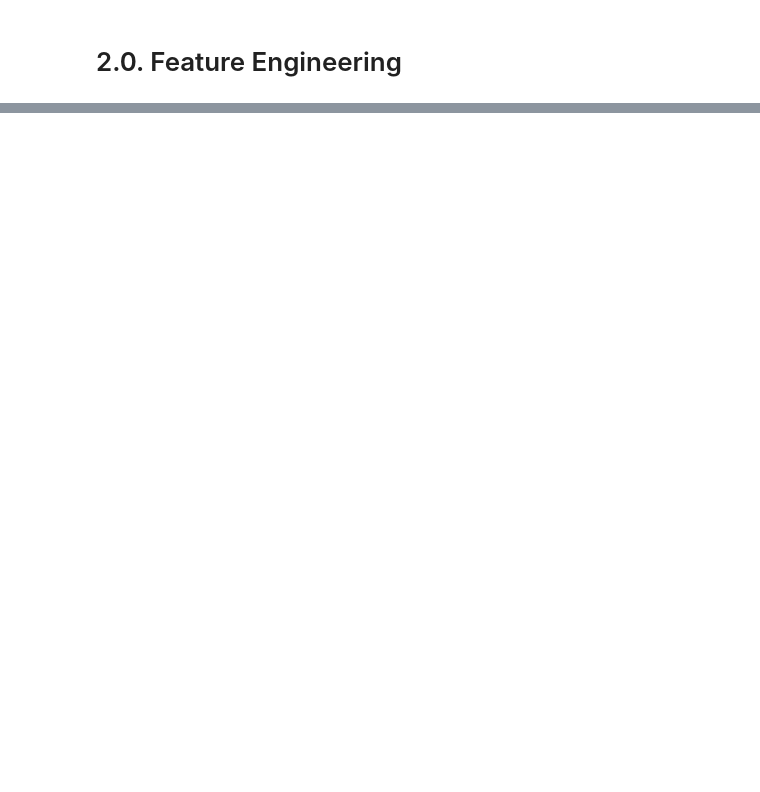
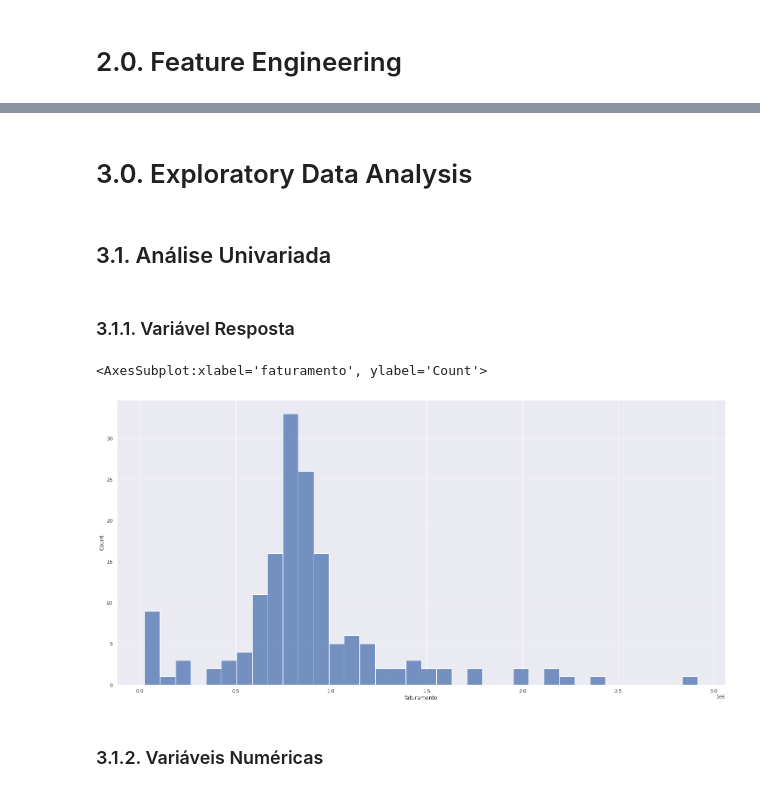
Before and after one commit to tadeucbm/case_geofusion, a Jupyter notebook: notebooks/ciclo01_forecast_challenge.ipynb, the cells around one changed output, grey strips where cells are left out. Drawn from its saved outputs; the diff is of its cells as text; code cells hidden in the pictures; blank space fills up the shorter version.

```diff
--- a/notebooks/ciclo01_forecast_challenge.ipynb
+++ b/notebooks/ciclo01_forecast_challenge.ipynb
@@ -513,0 +414,2 @@ sns.heatmap(df_3[['renda_media', 'faturamento']].corr(), annot=True)
+# %%
+df2['renda_abs_bairro'] = df2['renda_media'] * df2['população']
@@ -513,0 +418,6 @@ sns.heatmap(df_3[['renda_media', 'faturamento']].corr(), annot=True)
+# %%
+aux_4 = df2.loc[:, ['nome', 'subprefeitura', 'renda_media', 'população', 'população_subprefeitura']]
+aux_4['pond'] = aux_4['renda_media'] * aux_4['população'] / aux_4['população_subprefeitura']
+df_merge_aux = aux_4[['pond', 'subprefeitura']].groupby('subprefeitura').sum().reset_index()
+df_merge_aux.columns = ['subprefeitura', 'renda_media_subprefeitura']
+df2 = df2.merge(df_merge_aux, how='inner', on='subprefeitura')
@@ -513,0 +426,20 @@ sns.heatmap(df_3[['renda_media', 'faturamento']].corr(), annot=True)
+# %%
+# total domicilios
+df2['total_domicilios'] = (df2['domicilios_a1'] + df2['domicilios_a2'] +
+                               df2['domicilios_b1'] + df2['domicilios_b2'] +
+                               df2['domicilios_c1'] + df2['domicilios_c2'] +
+                               df2['domicilios_d'] + df2['domicilios_e'])
+
+# percent
+df2['percent_domicilios_a1'] = df2['domicilios_a1'] / df2['total_domicilios']
+df2['percent_domicilios_a2'] = df2['domicilios_a2'] / df2['total_domicilios']
+df2['percent_domicilios_b1'] = df2['domicilios_b1'] / df2['total_domicilios']
+df2['percent_domicilios_b2'] = df2['domicilios_b2'] / df2['total_domicilios']
+df2['percent_domicilios_c1'] = df2['domicilios_c1'] / df2['total_domicilios']
+df2['percent_domicilios_c2'] = df2['domicilios_c2'] / df2['total_domicilios']
+df2['percent_domicilios_d'] = df2['domicilios_d'] / df2['total_domicilios']
+df2['percent_domicilios_e'] = df2['domicilios_e'] / df2['total_domicilios']
+
+df2 = df2.drop(['domicilios_a1', 'domicilios_a2', 'domicilios_b1',
+                'domicilios_b2', 'domicilios_c1', 'domicilios_c2',
+                'domicilios_d', 'domicilios_e'], axis=1)
@@ -513,0 +448,14 @@ sns.heatmap(df_3[['renda_media', 'faturamento']].corr(), annot=True)
+# %%
+df2['percent_pop_ate9'] = df2['pop_ate9'] / df2['população']
+df2['percent_pop_de10a14'] = df2['pop_de10a14'] / df2['população']
+df2['percent_pop_de15a19'] = df2['pop_de15a19'] / df2['população']
+df2['percent_pop_de20a24'] = df2['pop_de20a24'] / df2['população']
+df2['percent_pop_de25a34'] = df2['pop_de25a34'] / df2['população']
+df2['percent_pop_de35a49'] = df2['pop_de35a49'] / df2['população']
+df2['percent_pop_de50a59'] = df2['pop_de50a59'] / df2['população']
+df2['percent_pop_mais_de60'] = df2['pop_mais_de60'] / df2['população']
+
+df2 = df2.drop(['pop_ate9', 'pop_de10a14', 'pop_de15a19', 'pop_de20a24',
+                'pop_de25a34', 'pop_de35a49', 'pop_de50a59', 'pop_mais_de60'], axis=1)
+# %% [markdown]
+# 3.0. Exploratory Data Analysis
@@ -513,0 +464,11 @@ sns.heatmap(df_3[['renda_media', 'faturamento']].corr(), annot=True)
+# %% [markdown]
+## 3.1. Análise Univariada
+# %% [markdown]
+### 3.1.1. Variável Resposta
+# %%
+sns.histplot(df2['faturamento'])
+# %% [output]
+<AxesSubplot:xlabel='faturamento', ylabel='Count'>
+[figure, added]
+# %% [markdown]
+### 3.1.2. Variáveis Numéricas
```
Also changed, not shown: parts of 182 cells of this notebook.
